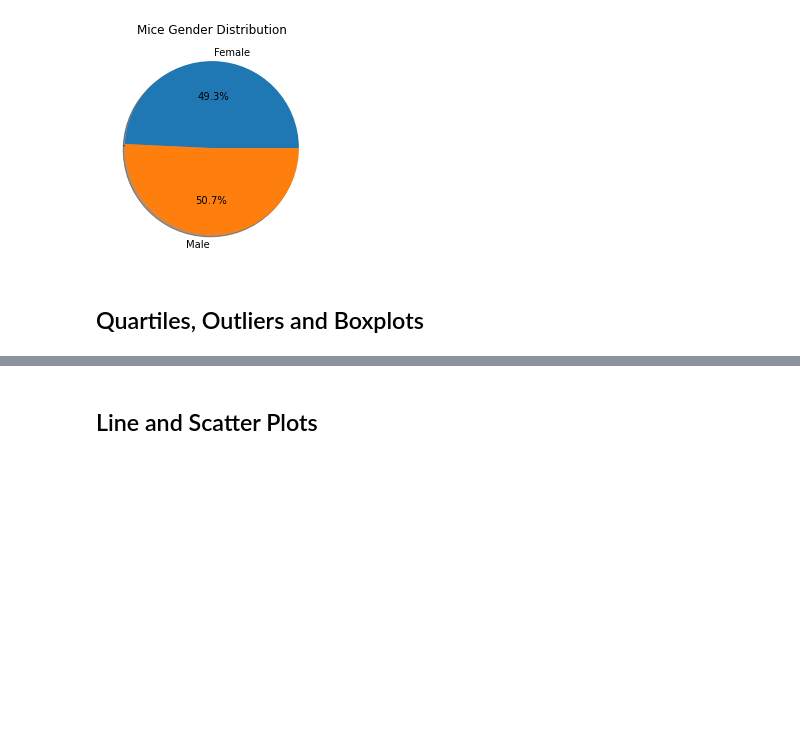
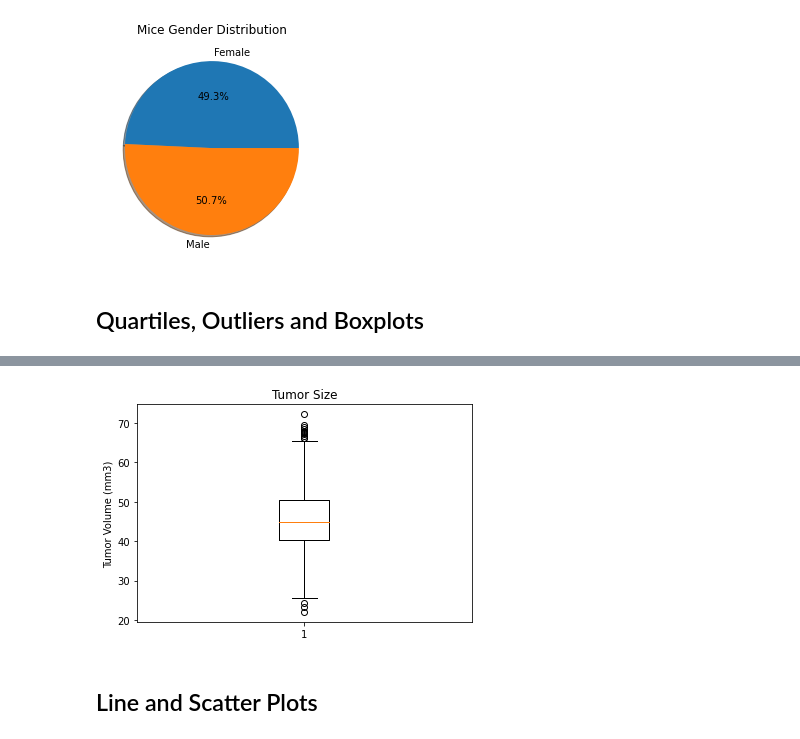
Before and after one commit to emily-wuenstel/matplotlib_hw, a Jupyter notebook: pymaceuticals_starter.ipynb, the cells around one changed output, grey strips where cells are left out. Drawn from its saved outputs; the diff is of its cells as text; code cells hidden in the pictures; blank space fills up the shorter version.

```diff
--- a/pymaceuticals_starter.ipynb
+++ b/pymaceuticals_starter.ipynb
@@ -4,7 +4,7 @@
 # Dependencies and Setup
 import matplotlib.pyplot as plt
 import pandas as pd
-import scipy.stats as st
+import scipy.stats as sts
 import numpy as np
 
 # Study data files
@@ -18,6 +18,9 @@ study_results = pd.read_csv(study_results_path)
 # Combine the data into a single dataset
 all_data = pd.merge(mouse_metadata, study_results, on='Mouse ID')
 
+#create another subset for later
+second_data = pd.merge(mouse_metadata, study_results, on='Mouse ID')
+
 # Display the data table for preview
 all_data
 # %% [output]
@@ -178,3 +186,16 @@ Text(0.5, 1.0, 'Mice Gender Distribution')
 [figure]
 # %% [markdown]
 ## Quartiles, Outliers and Boxplots
+# %%
+#filter to only those four drugs
+
+second_data.drop(second_data[second_data['Drug Regimen'] == "Ketapril"].index, inplace = True)
+second_data.drop(second_data[second_data['Drug Regimen'] == "Naftisol"].index, inplace = True)
+second_data.drop(second_data[second_data['Drug Regimen'] == "Placebo"].index, inplace = True)
+second_data.drop(second_data[second_data['Drug Regimen'] == "Propriva"].index, inplace = True)
+second_data.drop(second_data[second_data['Drug Regimen'] == "Stelasyn"].index, inplace = True)
+second_data.drop(second_data[second_data['Drug Regimen'] == "Zoniferol"].index, inplace = True)
+
+second_data
+
+#df.drop(df[df['Age'] < 25].index, inplace = True)
@@ -238,5 +296,14 @@ for treatment in treatments:
 # %%
 # Generate a box plot of the final tumor volume of each mouse across four regimens of interest
+tumors = second_data["Tumor Volume (mm3)"]
+
+fig1, ax1 = plt.subplots()
+ax1.set_title('Tumor Size')
+ax1.set_ylabel('Tumor Volume (mm3)')
+ax1.boxplot(tumors)
+plt.show()
+# %% [output]
+[figure, added]
 # %% [markdown]
 ## Line and Scatter Plots
 # %%
```
Also changed, not shown: parts of 9 cells of this notebook.
